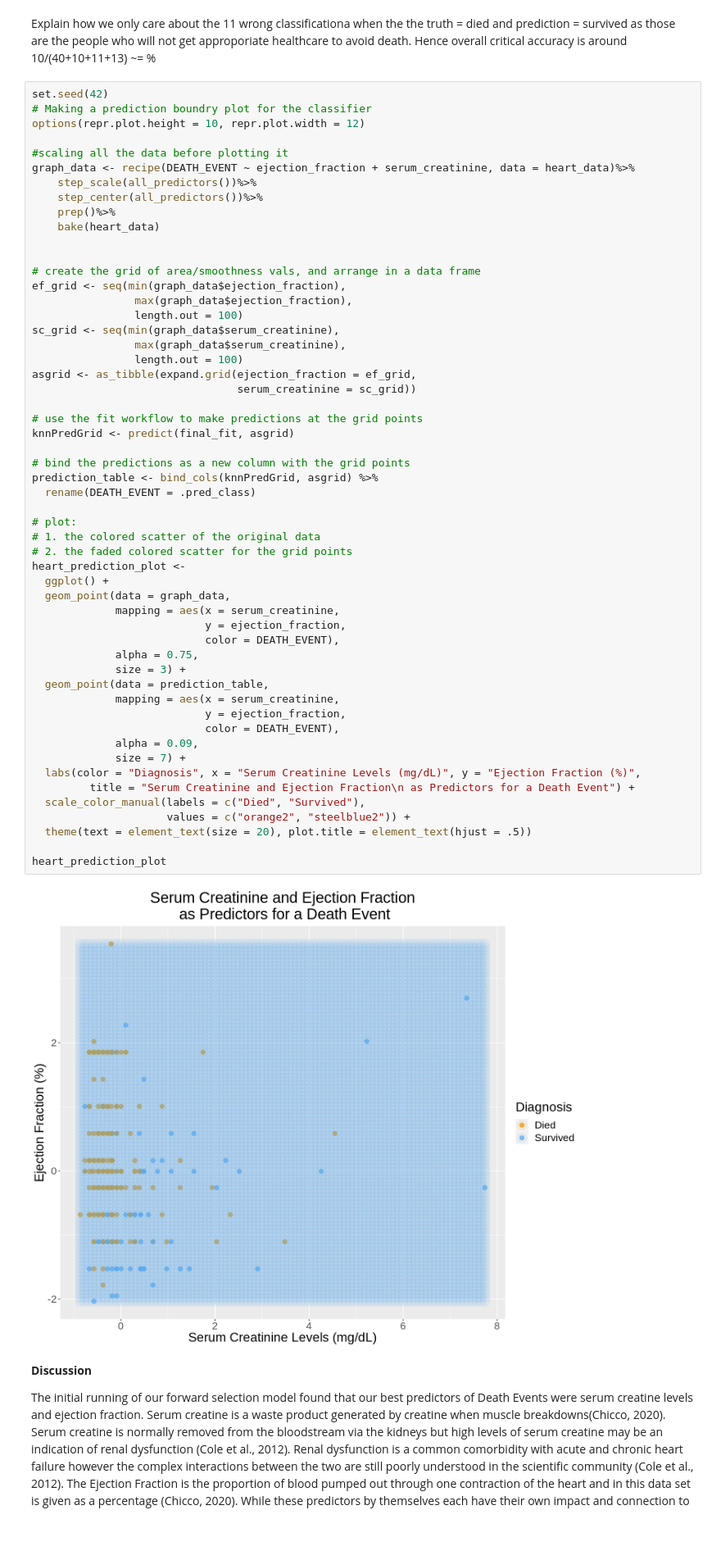
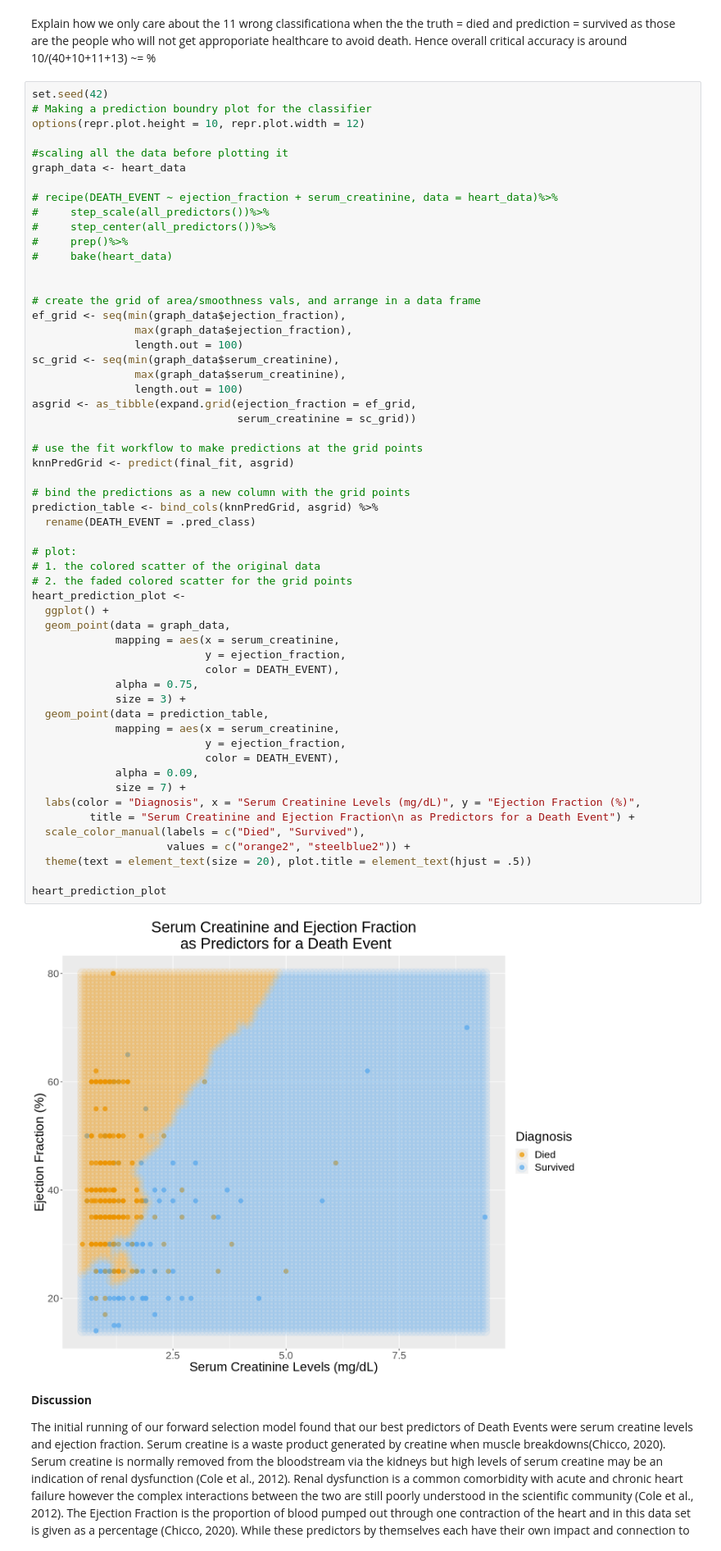
Before and after one commit to agoel25/Heart-Failure-Classifier, a Jupyter notebook: final_report.ipynb, the cells around one changed output. Shown at 82% size. Drawn from its saved outputs; the diff is of its cells as text.

```diff
--- a/final_report.ipynb
+++ b/final_report.ipynb
@@ -277,11 +305,13 @@ set.seed(42)
 options(repr.plot.height = 10, repr.plot.width = 12)
 
 #scaling all the data before plotting it
-graph_data <- recipe(DEATH_EVENT ~ ejection_fraction + serum_creatinine, data = heart_data)%>%
-    step_scale(all_predictors())%>%
-    step_center(all_predictors())%>%
-    prep()%>%
-    bake(heart_data)
+graph_data <- heart_data
+
+# recipe(DEATH_EVENT ~ ejection_fraction + serum_creatinine, data = heart_data)%>%
+#     step_scale(all_predictors())%>%
+#     step_center(all_predictors())%>%
+#     prep()%>%
+#     bake(heart_data)
 
 
 # create the grid of area/smoothness vals, and arrange in a data frame
@@ -299,34 +329,34 @@ knnPredGrid <- predict(final_fit, asgrid)
 
 # bind the predictions as a new column with the grid points
 prediction_table <- bind_cols(knnPredGrid, asgrid) %>%
   rename(DEATH_EVENT = .pred_class)
 
 # plot:
 # 1. the colored scatter of the original data
 # 2. the faded colored scatter for the grid points
 heart_prediction_plot <-
   ggplot() +
   geom_point(data = graph_data,
              mapping = aes(x = serum_creatinine,
                            y = ejection_fraction,
                            color = DEATH_EVENT),
              alpha = 0.75,
              size = 3) +
   geom_point(data = prediction_table,
              mapping = aes(x = serum_creatinine,
                            y = ejection_fraction,
                            color = DEATH_EVENT),
              alpha = 0.09,
              size = 7) +
   labs(color = "Diagnosis", x = "Serum Creatinine Levels (mg/dL)", y = "Ejection Fraction (%)",
          title = "Serum Creatinine and Ejection Fraction\n as Predictors for a Death Event") +
   scale_color_manual(labels = c("Died", "Survived"),
                      values = c("orange2", "steelblue2")) +
   theme(text = element_text(size = 20), plot.title = element_text(hjust = .5))
 
 heart_prediction_plot
 # %% [output]
-[figure, old version]
+[figure, new version]
 # %% [markdown]
 **Discussion**
 
```
Also changed, not shown: parts of 18 cells of this notebook.
